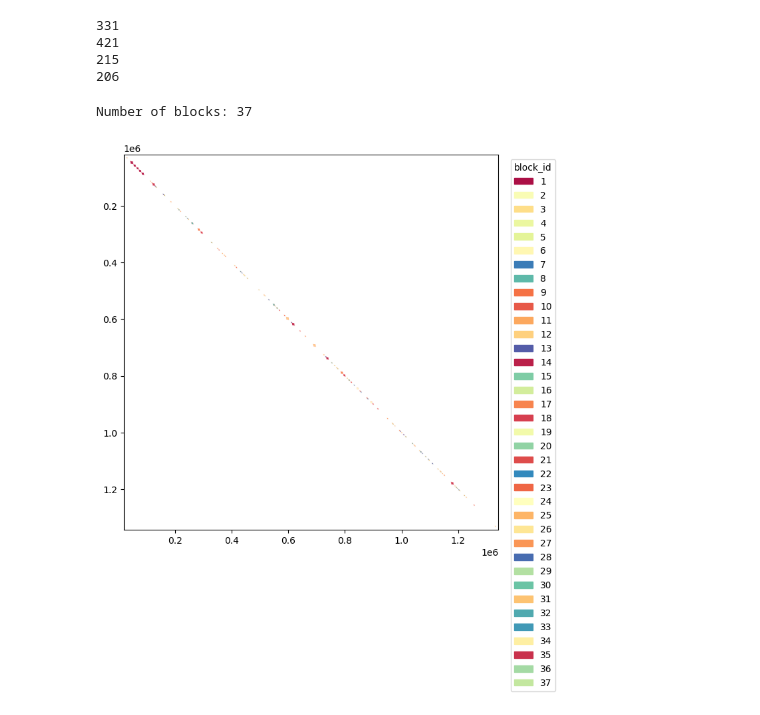
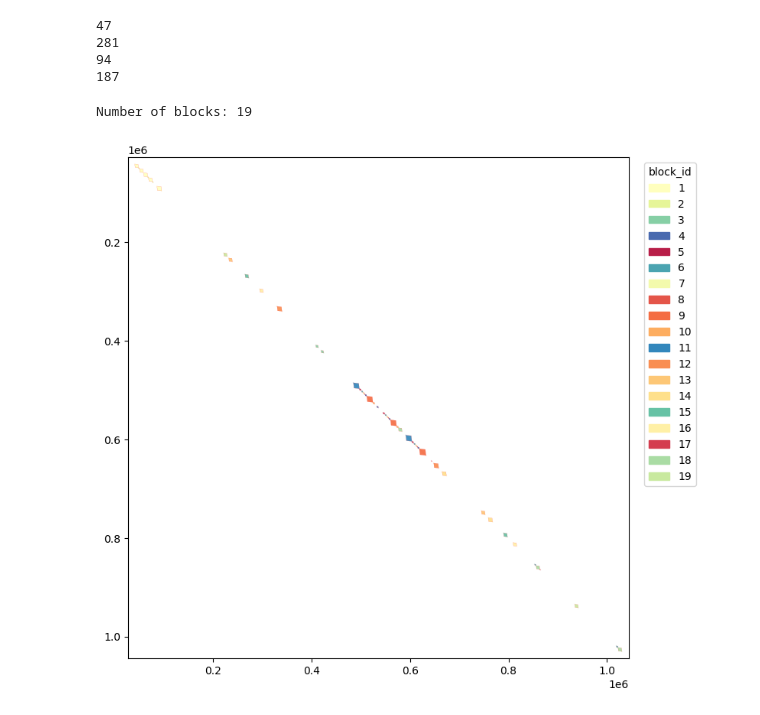
Before and after one commit to dashabalashova/ImmLoom, a Jupyter notebook: notebooks/immloom_self.ipynb, the cells around one changed output. Cells and saved outputs as stored; diff of their text form; code cells hidden in the pictures.

```diff
--- a/notebooks/immloom_self.ipynb
+++ b/notebooks/immloom_self.ipynb
@@ -6,17 +6,17 @@ import importlib
 import os
 import pandas as pd
 from pathlib import Path
-import src.immloom.io_utils, src.immloom.segments, src.immloom.viz
+import immloom.io_utils, immloom.segments, immloom.viz
 
 
-f_path = Path('data/processed/dataset_01/patchwork_output/IGH/pairwise_alignments/')
+f_path = Path('../data/processed/dataset_01/patchwork_output/IGH/pairwise_alignments/')
 self_lst = sorted([x for x in os.listdir(f_path) if x[:4]=='self'])
 
-f_name = self_lst[6]
+f_name = self_lst[2]
 print(f_name)
 pi_min = 80.0
-init_segm_length_min = 3000
-segm_length_min = 3000
-dist_max = 3000
-block_length_min = 3000
+init_segm_length_min = 10000
+segm_length_min = 1000
+dist_max = 1000
+block_length_min = 1000
 # %% [output]
@@ -101,8 +99,8 @@ print(dsegm1.shape[0])
 df11 = df10[(df10.x1!=df10.y1) | (df10.x2!=df10.y2)].reset_index(drop=True)
 print(df11.shape[0])
 # %% [output]
-331
-421
-215
-206
+47
+281
+94
+187
 # %%
@@ -127,19 +125,19 @@ for comp_id, comp in enumerate(nx.connected_components(G), start=1):
         comp_dict[int(node)] = comp_id
 print('Number of blocks:', comp_id)
 # %% [output]
-Number of blocks: 37
+Number of blocks: 19
 # %%
 import matplotlib.pyplot as plt
-importlib.reload(src.immloom.viz)
-from src.immloom.viz import plot_necklace_diagonal
+importlib.reload(immloom.viz)
+from immloom.viz import plot_necklace_diagonal
 
 
 dsegm1['block_id'] = dsegm1['dsegm_id'].astype(int).apply(lambda x: comp_dict[x])
 
 fig, ax = plt.subplots(figsize=(8, 8))
 colors = plot_necklace_diagonal(ax, dsegm1[dsegm1.block_id!=0], title='',
                                 info_text='')
 plt.tight_layout()
 plt.show()
 # %% [output]
-[figure, old version]
+[figure, new version]
```
Also changed, not shown: parts of 6 cells of this notebook.
